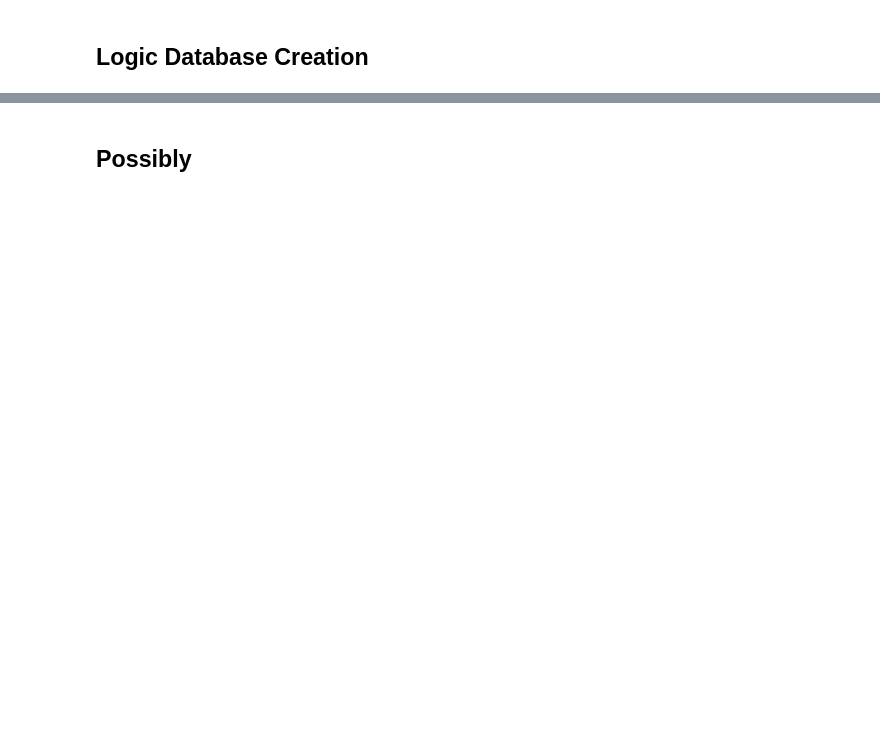
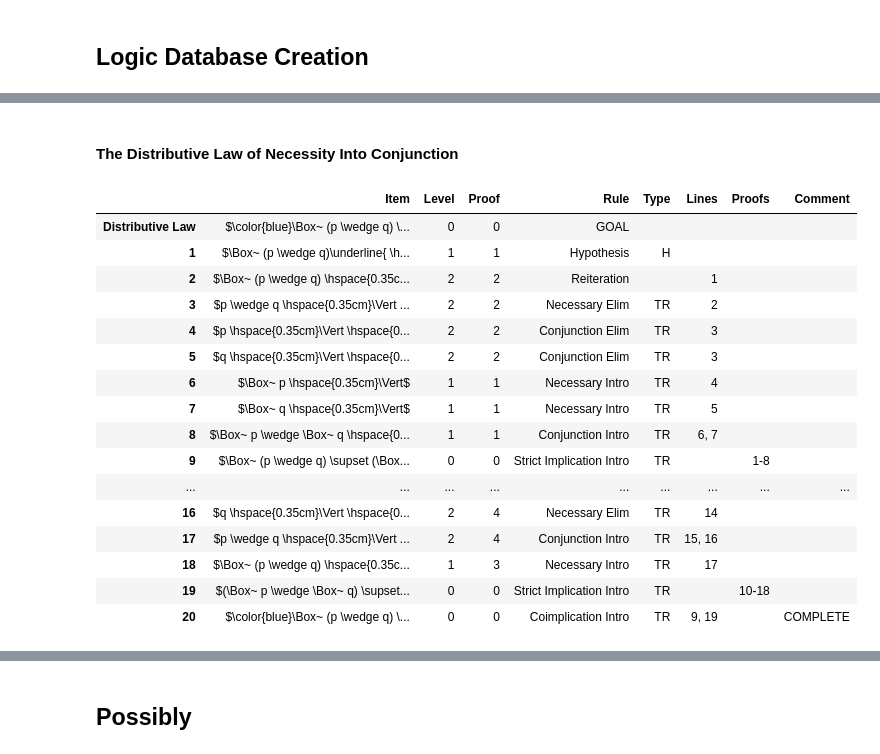
Before and after one commit to FrankHubeny/AltRea, a Jupyter notebook: modalfitch.ipynb, the cells around one changed output, grey strips where cells are left out. Saved outputs shown, nothing was run; the diff lists cells and outputs as text; code cells hidden in the pictures; blank space fills up the shorter version.

```diff
--- a/modalfitch.ipynb
+++ b/modalfitch.ipynb
@@ -20,0 +374,53 @@ This database was created to test AltRea based on the problems provided in Fitch
+# %% [markdown]
+<a id='distributivelawnecessityintoconjunction'></a>
+#### The Distributive Law of Necessity Into Conjunction
+# %%
+# distributive law of necessity into conjunction
+
+import pandas as pd
+pd.options.display.max_colwidth=500
+from altrea.wffs import Wff, Implies, Not, Or, And, Necessary, StrictImplies, Iff
+from altrea.rules import Proof
+dis = Proof('dist s conj', 'Distributive Law', 'Distributive Law of Necessity Into Conjunction')
+p = dis.proposition('p')
+q = dis.proposition('q')
+dis.setlogic('modalfitch')
+dis.goal(Iff(Necessary(And(p, q)), And(Necessary(p), Necessary(q))))
+dis.hypothesis(Necessary(And(p, q)))
+dis.startstrictsubproof(1)
+dis.necessary_elim(2)
+dis.conjunction_elim(3, side=dis.left)
+dis.conjunction_elim(3, side=dis.right)
+dis.necessary_intro([4, 5])
+dis.conjunction_intro(6, 7)
+dis.implication_intro()
+dis.hypothesis(And(Necessary(p), Necessary(q)))
+dis.conjunction_elim(10, side=dis.left)
+dis.conjunction_elim(10, side=dis.right)
+dis.startstrictsubproof(11)
+dis.reiterate(12)
+dis.necessary_elim(13)
+dis.necessary_elim(14)
+dis.conjunction_intro(15, 16)
+dis.necessary_intro([17])
+dis.implication_intro()
+dis.coimplication_intro(9, 19)
+dis.displayproof()
+# %% [output]
+|  | Item | Level | Proof | Rule | Type | Lines | Proofs | Comment |
+| Distributive Law | $\color{blue}\Box~ (p \wedge q) \... | 0 | 0 | GOAL |  |  |  |  |
+| 1 | $\Box~ (p \wedge q)\underline{ \h... | 1 | 1 | Hypothesis | H |  |  |  |
+| 2 | $\Box~ (p \wedge q) \hspace{0.35c... | 2 | 2 | Reiteration |  | 1 |  |  |
+| 3 | $p \wedge q \hspace{0.35cm}\Vert ... | 2 | 2 | Necessary Elim | TR | 2 |  |  |
+| 4 | $p \hspace{0.35cm}\Vert \hspace{0... | 2 | 2 | Conjunction Elim | TR | 3 |  |  |
+| 5 | $q \hspace{0.35cm}\Vert \hspace{0... | 2 | 2 | Conjunction Elim | TR | 3 |  |  |
+| 6 | $\Box~ p \hspace{0.35cm}\Vert$ | 1 | 1 | Necessary Intro | TR | 4 |  |  |
+| 7 | $\Box~ q \hspace{0.35cm}\Vert$ | 1 | 1 | Necessary Intro | TR | 5 |  |  |
+| 8 | $\Box~ p \wedge \Box~ q \hspace{0... | 1 | 1 | Conjunction Intro | TR | 6, 7 |  |  |
+| 9 | $\Box~ (p \wedge q) \supset (\Box... | 0 | 0 | Strict Implication Intro | TR |  | 1-8 |  |
+| ... | ... | ... | ... | ... | ... | ... | ... | ... |
+| 16 | $q \hspace{0.35cm}\Vert \hspace{0... | 2 | 4 | Necessary Elim | TR | 14 |  |  |
+| 17 | $p \wedge q \hspace{0.35cm}\Vert ... | 2 | 4 | Conjunction Intro | TR | 15, 16 |  |  |
+| 18 | $\Box~ (p \wedge q) \hspace{0.35c... | 1 | 3 | Necessary Intro | TR | 17 |  |  |
+| 19 | $(\Box~ p \wedge \Box~ q) \supset... | 0 | 0 | Strict Implication Intro | TR |  | 10-18 |  |
+| 20 | $\color{blue}\Box~ (p \wedge q) \... | 0 | 0 | Coimplication Intro | TR | 9, 19 |  | COMPLETE |
```
Also changed, not shown: parts of 37 cells of this notebook, 5 other files.
